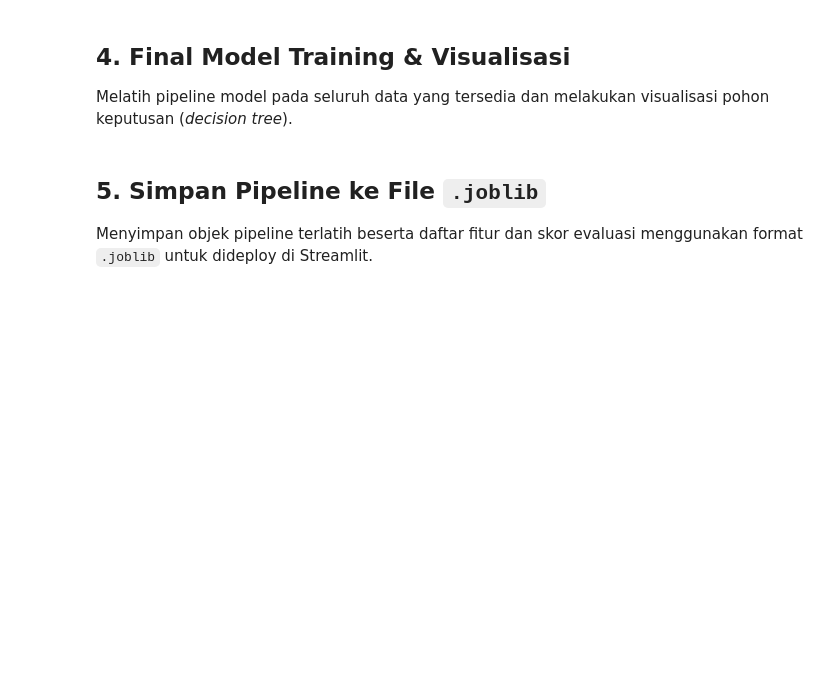
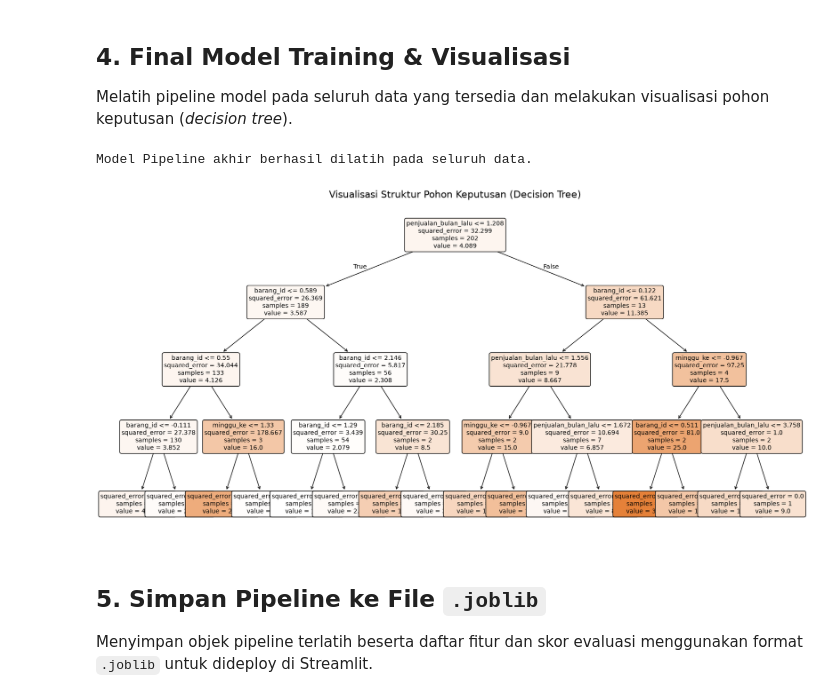
Before and after one commit to madgeer/tugas-besar-ml-warung, a Jupyter notebook: decision_tree.ipynb, the cells around one changed output. Saved outputs shown, nothing was run; the diff lists cells and outputs as text; code cells hidden in the pictures; blank space fills up the shorter version.

```diff
--- a/decision_tree.ipynb
+++ b/decision_tree.ipynb
@@ -143,23 +176,26 @@ Melatih pipeline model pada seluruh data yang tersedia dan melakukan visualisasi
 # %%
 final_pipeline = Pipeline([
     ('scaler', StandardScaler()),
-    ('regressor', DecisionTreeRegressor(max_depth=4, random_state=42))
+    ('regressor', DecisionTreeRegressor(max_depth=3, min_samples_split=20, random_state=42))
 ])
 final_pipeline.fit(X, y)
 
 print("Model Pipeline akhir berhasil dilatih pada seluruh data.")
 
 regressor_model = final_pipeline.named_steps['regressor']
 plt.figure(figsize=(20, 10))
 plot_tree(
     regressor_model,
     feature_names=features,
     filled=True,
     rounded=True,
     fontsize=10
 )
 plt.title("Visualisasi Struktur Pohon Keputusan (Decision Tree)", fontsize=16)
 plt.show()
+# %% [output]
+Model Pipeline akhir berhasil dilatih pada seluruh data.
+[figure, added]
 # %% [markdown]
 ## 5. Simpan Pipeline ke File `.joblib`
 Menyimpan objek pipeline terlatih beserta daftar fitur dan skor evaluasi menggunakan format `.joblib` untuk dideploy di Streamlit.
```
Also changed, not shown: parts of 5 cells of this notebook, 6 other files.
